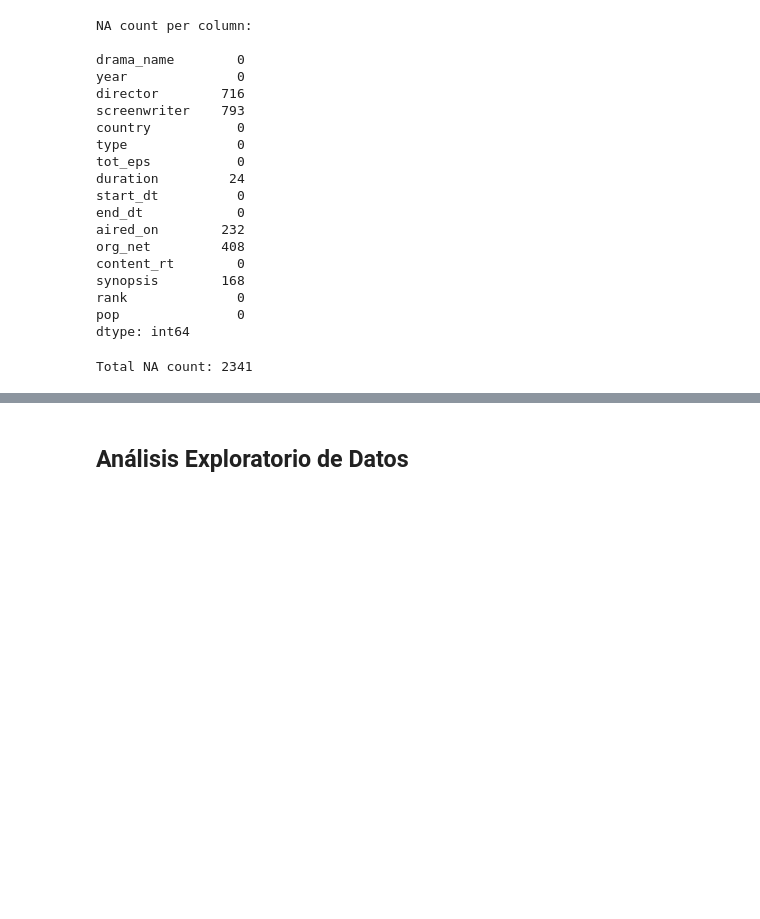
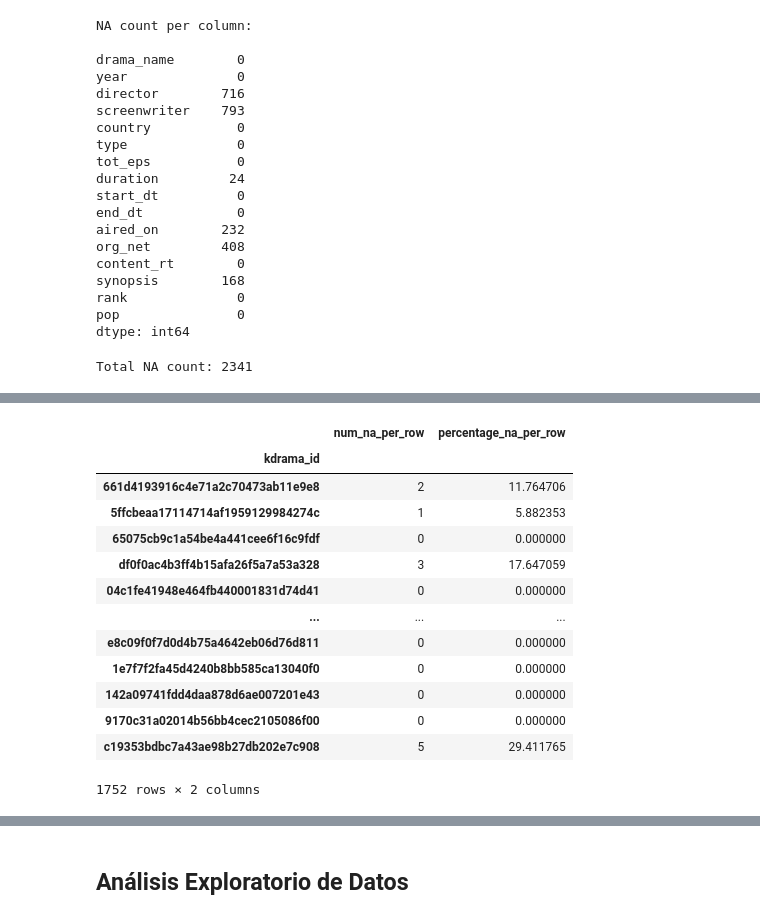
Before and after one commit to gfranciscoerazom/analysis-k-dramas, a Jupyter notebook: jupyternotebook/korean_drama.ipynb, the cells around one changed output, grey strips where cells are left out. Cells and saved outputs as stored; diff of their text form; code cells hidden in the pictures; blank space fills up the shorter version.

```diff
--- a/jupyternotebook/korean_drama.ipynb
+++ b/jupyternotebook/korean_drama.ipynb
@@ -63,0 +142,27 @@ Porcentage NA: 8.35%
+# %%
+percentage_na_per_row: pd.DataFrame = (
+    is_na_table
+    .assign(
+        num_na_per_row=lambda df: df.apply(
+            axis=1,
+            func=lambda row: row.sum()
+        ),
+        percentage_na_per_row=lambda df: (df.num_na_per_row / df.shape[1]) * 100
+    )
+)[['num_na_per_row', 'percentage_na_per_row']]
+percentage_na_per_row
+# %% [output]
+|  | num_na_per_row | percentage_na_per_row |
+| kdrama_id |  |  |
+| 661d4193916c4e71a2c70473ab11e9e8 | 2 | 11.764706 |
+| 5ffcbeaa17114714af1959129984274c | 1 | 5.882353 |
+| 65075cb9c1a54be4a441cee6f16c9fdf | 0 | 0.000000 |
+| df0f0ac4b3ff4b15afa26f5a7a53a328 | 3 | 17.647059 |
+| 04c1fe41948e464fb440001831d74d41 | 0 | 0.000000 |
+| ... | ... | ... |
+| e8c09f0f7d0d4b75a4642eb06d76d811 | 0 | 0.000000 |
+| 1e7f7f2fa45d4240b8bb585ca13040f0 | 0 | 0.000000 |
+| 142a09741fdd4daa878d6ae007201e43 | 0 | 0.000000 |
+| 9170c31a02014b56bb4cec2105086f00 | 0 | 0.000000 |
+| c19353bdbc7a43ae98b27db202e7c908 | 5 | 29.411765 |
+1752 rows × 2 columns
```
Also changed, not shown: parts of 28 cells of this notebook.
